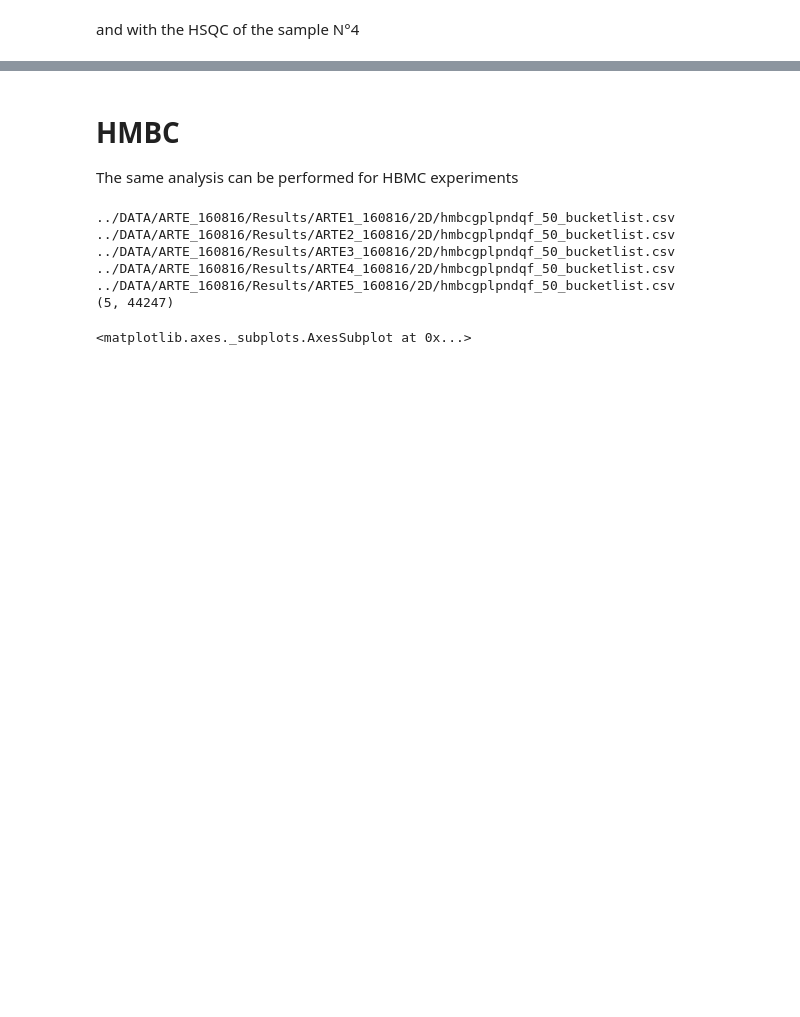
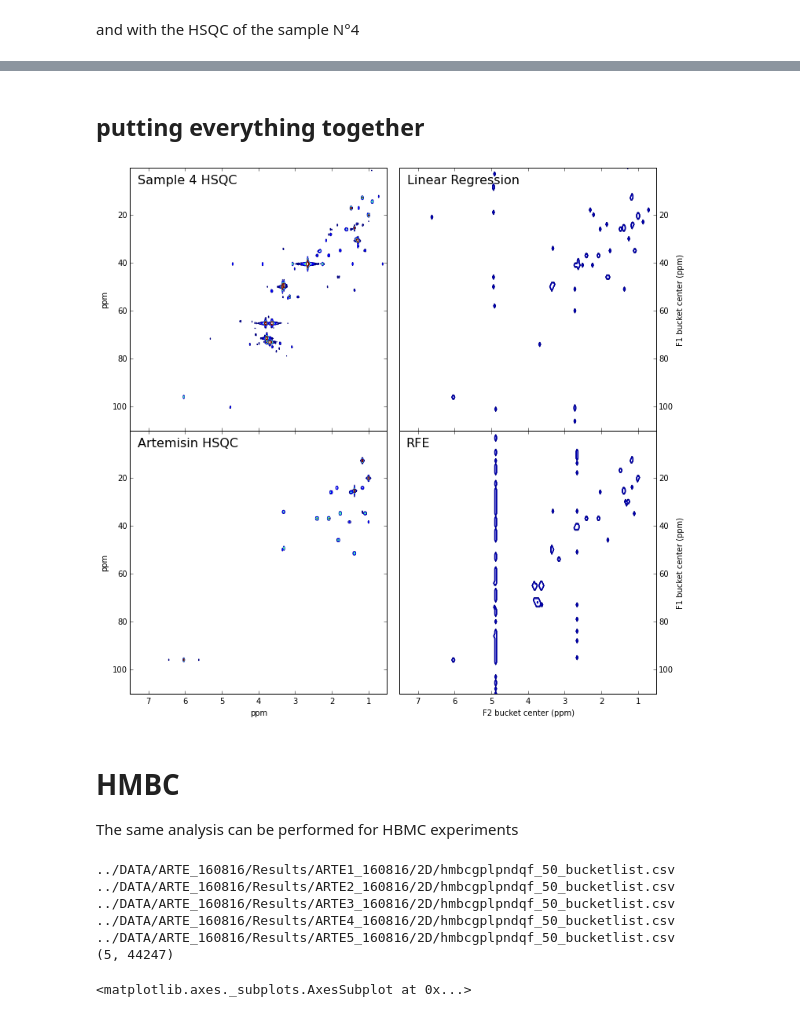
Before and after one commit to harel-coffee/plasmodesma-auto, a Jupyter notebook: Analysis.ipynb, the cells around one changed output, grey strips where cells are left out. Cells and saved outputs as stored; diff of their text form; code cells hidden in the pictures; blank space fills up the shorter version.

```diff
--- a/Analysis.ipynb
+++ b/Analysis.ipynb
@@ -393,3 +393,34 @@ data-set is real
+# %% [markdown]
+## putting everything together
+# %%
+f1, ((ax1,ax2),(ax3,ax4)) = plt.subplots(nrows=2, ncols=2, figsize=(12,12))
+
+d4.display(scale=25,figure=ax1)
+ax1.text(7.3, 7,'Sample 4 HSQC', fontdict={'size':16})
+
+d.display(scale=4,figure=ax3)
+ax3.text(7.3, 7,'Artemisin HSQC', fontdict={'size':16})
+
+affiche(Int[0], Int[1], m, scale=0.1,ax=ax2)
+ax2.text(7.3, 7,'Linear Regression', fontdict={'size':16})
+
+affiche(Int[0], Int[1], mrfe, scale=0.1,ax=ax4, reverse=False)
+ax4.text(7.3, 7,'RFE', fontdict={'size':16})
+
+for ax in (ax1,ax2,ax3,ax4):      # set limits
+    ax.set_xlim(xmin=7.5, xmax=0.5)
+    ax.set_ylim(ymin=110, ymax=0.5)
+
+ax2.yaxis.set_label_position("right")
+ax2.yaxis.set_ticks_position('right')
+
+ax4.yaxis.set_label_position("right")
+ax4.yaxis.set_ticks_position('right')
+
+plt.subplots_adjust(wspace=0.05, hspace=0.0)
+f1.savefig("FigHSQC.pdf")
+# %% [output]
+[figure, added]
 # %% [markdown]
 # HMBC
 The same analysis can be performed for HBMC experiments
```
Also changed, not shown: parts of 20 cells of this notebook, 2 other files.
